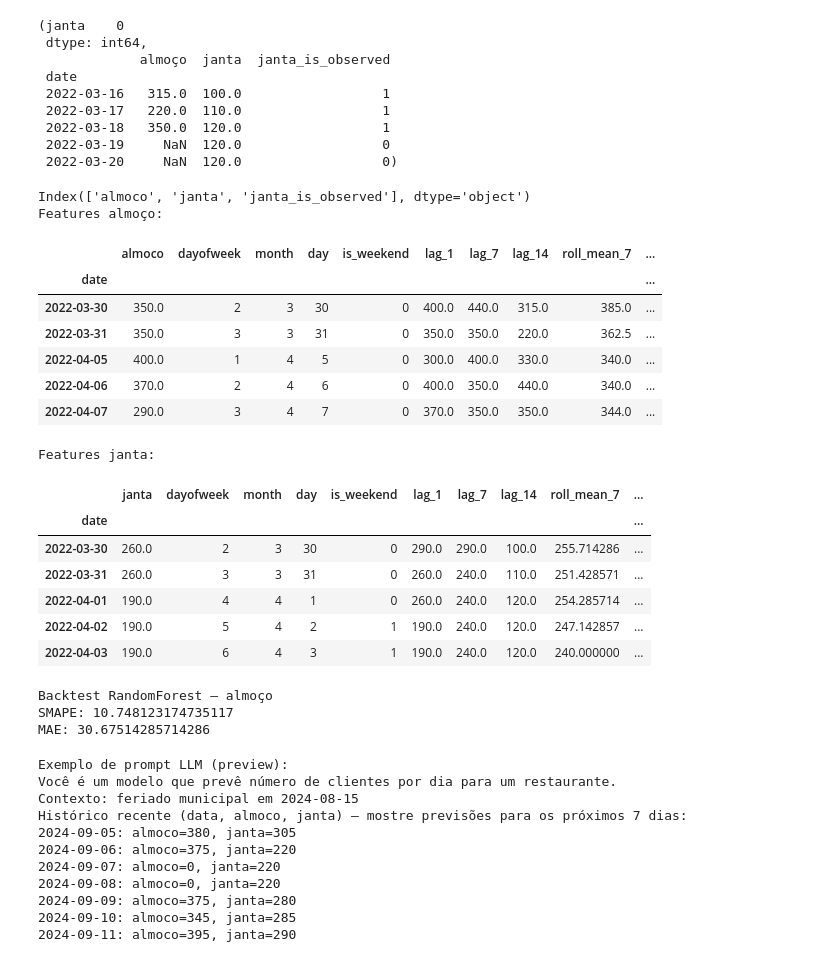
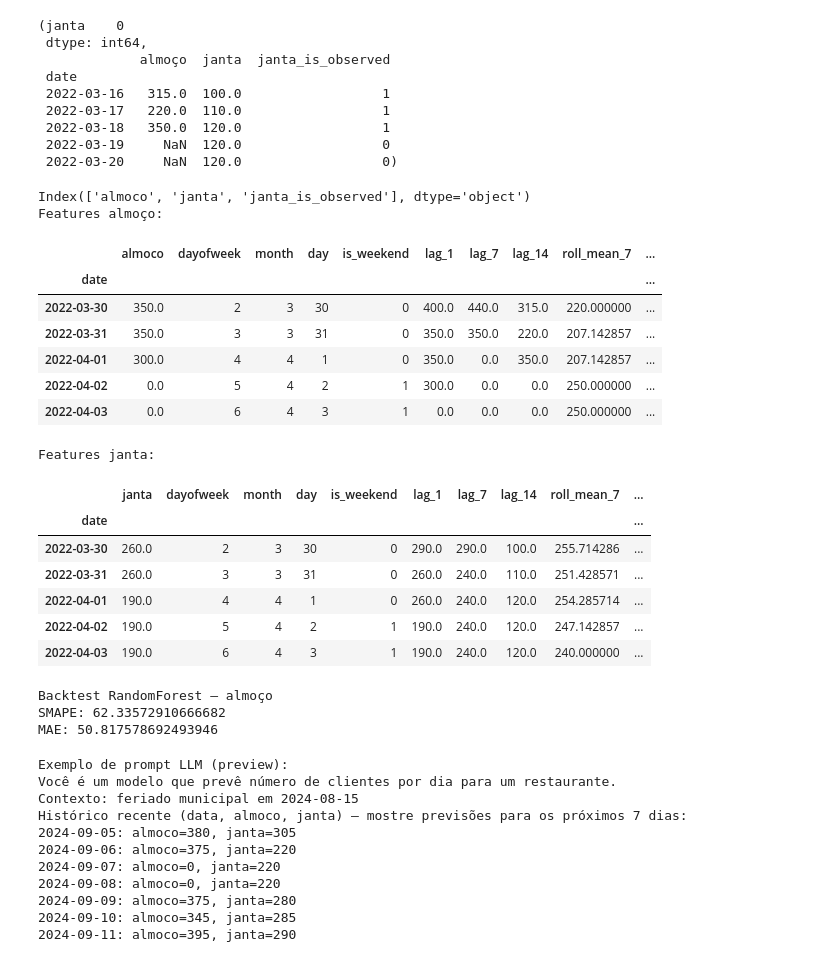
Before and after one commit to michelly-alves/RULLM, a Jupyter notebook: notebooks/forecast_restaurante.ipynb, the cells around one changed output. Cells and saved outputs as stored; diff of their text form; code cells hidden in the pictures.

```diff
--- a/notebooks/forecast_restaurante.ipynb
+++ b/notebooks/forecast_restaurante.ipynb
@@ -87,6 +86,8 @@ df = df.rename(columns={
 })
 
 print(df.columns)
+df["almoco"] = df["almoco"].fillna(0)
+df["janta"] = df["janta"].fillna(0)
 
 
 if 'almoco_is_observed' not in df.columns:
@@ -127,38 +128,38 @@ try:
     br_holidays = holidays.Brazil()
     df['is_holiday'] = df.index.map(lambda d: 1 if d in br_holidays else 0)
 except:
     df['is_holiday'] = 0
 
 data_l = pd.concat([
     df[[target_l]],
     X_l,
     df[['almoco_is_observed', 'is_holiday']]
 ], axis=1)
 
 data_j = pd.concat([
     df[[target_j]],
     X_j,
     df[['janta_is_observed', 'is_holiday']]
 ], axis=1)
 
 data_l = data_l.dropna()
 data_j = data_j.dropna()
 
 print("Features almoço:")
 display(data_l.head())
 
 print("Features janta:")
 display(data_j.head())
 # %% [output]
 Index(['almoco', 'janta', 'janta_is_observed'], dtype='object')
 Features almoço:
 |  | almoco | dayofweek | month | day | is_weekend | lag_1 | lag_7 | lag_14 | roll_mean_7 | ... |
 | date |  |  |  |  |  |  |  |  |  | ... |
-| 2022-03-30 | 350.0 | 2 | 3 | 30 | 0 | 400.0 | 440.0 | 315.0 | 385.0 | ... |
-| 2022-03-31 | 350.0 | 3 | 3 | 31 | 0 | 350.0 | 350.0 | 220.0 | 362.5 | ... |
-| 2022-04-05 | 400.0 | 1 | 4 | 5 | 0 | 300.0 | 400.0 | 330.0 | 340.0 | ... |
-| 2022-04-06 | 370.0 | 2 | 4 | 6 | 0 | 400.0 | 350.0 | 440.0 | 340.0 | ... |
-| 2022-04-07 | 290.0 | 3 | 4 | 7 | 0 | 370.0 | 350.0 | 350.0 | 344.0 | ... |
+| 2022-03-30 | 350.0 | 2 | 3 | 30 | 0 | 400.0 | 440.0 | 315.0 | 220.000000 | ... |
+| 2022-03-31 | 350.0 | 3 | 3 | 31 | 0 | 350.0 | 350.0 | 220.0 | 207.142857 | ... |
+| 2022-04-01 | 300.0 | 4 | 4 | 1 | 0 | 350.0 | 0.0 | 350.0 | 207.142857 | ... |
+| 2022-04-02 | 0.0 | 5 | 4 | 2 | 1 | 300.0 | 0.0 | 0.0 | 250.000000 | ... |
+| 2022-04-03 | 0.0 | 6 | 4 | 3 | 1 | 0.0 | 0.0 | 0.0 | 250.000000 | ... |
 Features janta:
 |  | janta | dayofweek | month | day | is_weekend | lag_1 | lag_7 | lag_14 | roll_mean_7 | ... |
 | date |  |  |  |  |  |  |  |  |  | ... |
@@ -211,7 +212,7 @@ print('SMAPE:', smape(bt_l['y_true'], bt_l['y_pred']))
 print('MAE:', mean_absolute_error(bt_l['y_true'], bt_l['y_pred']))
 # %% [output]
 Backtest RandomForest — almoço
-SMAPE: 10.748123174735117
-MAE: 30.67514285714286
+SMAPE: 62.33572910666682
+MAE: 50.817578692493946
 # %%
 # 5. Modelo LLM — template e função de chamada
```
Also changed, not shown: parts of 8 cells of this notebook, 1 other file.
